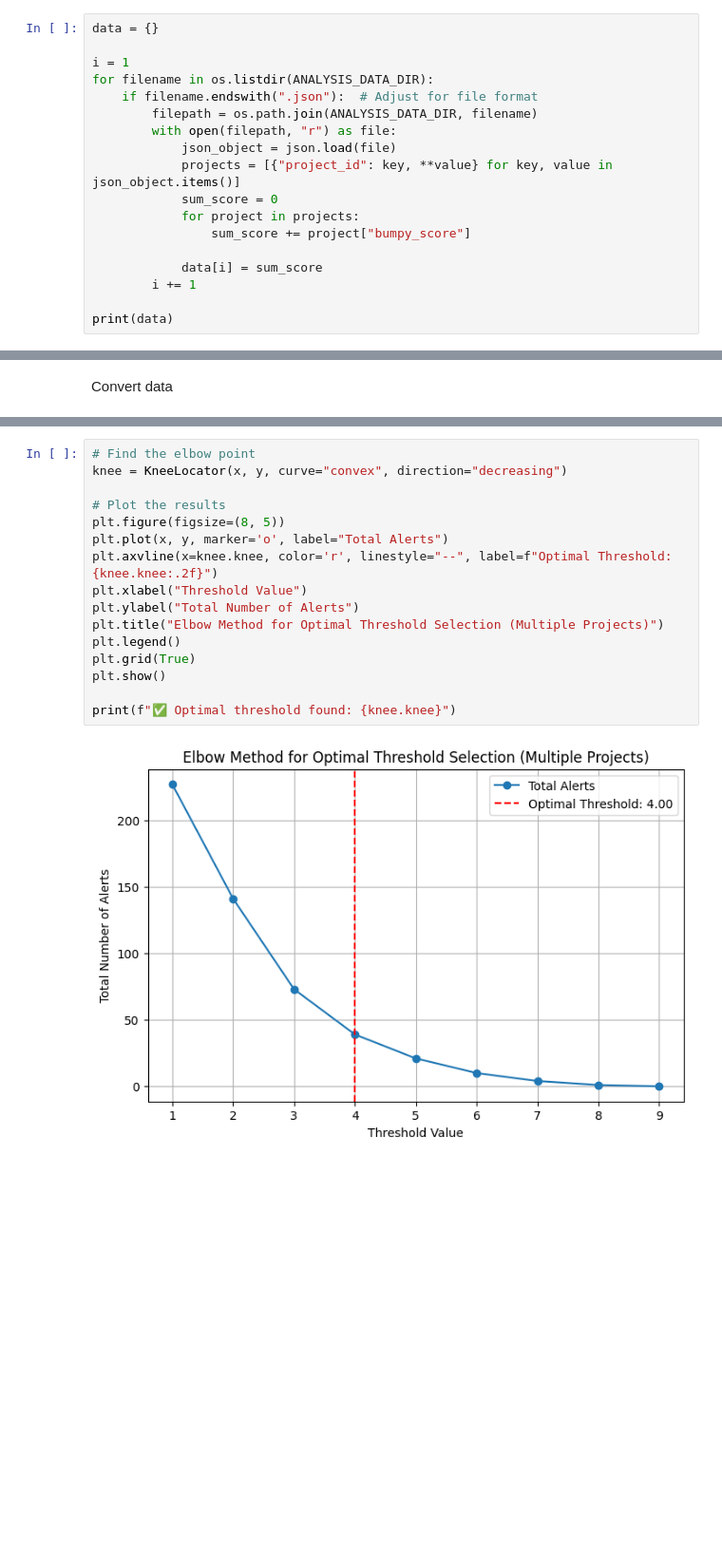
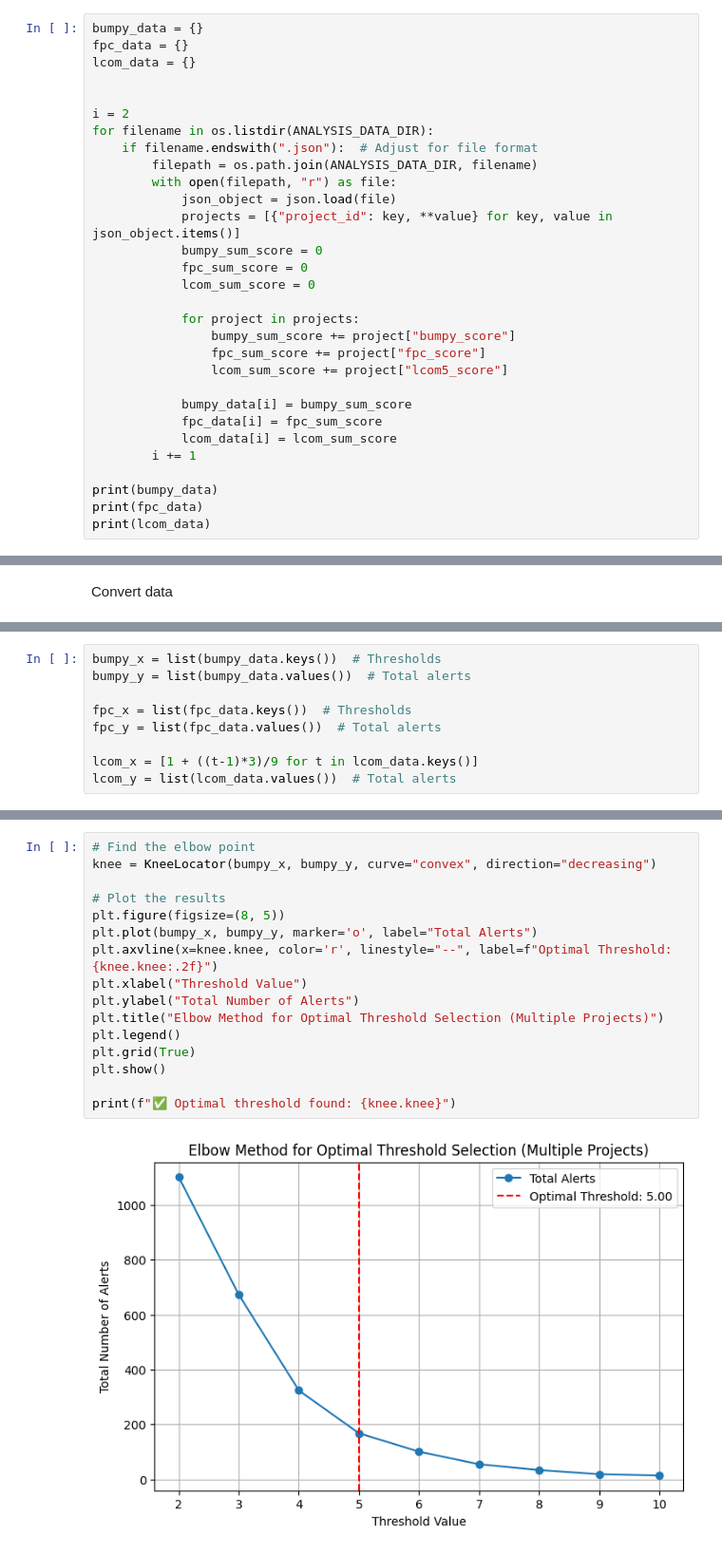
Before and after one commit to petercsaszar/code-metrics, a Jupyter notebook: gitlab_extractor/visualize_threshold.ipynb, the cells around one changed output, grey strips where cells are left out. Shown: that part at 95% size. Drawn from its saved outputs; the diff is of its cells as text; blank space fills up the shorter version.

Commit message:
feat: public project analyzer

```diff
--- a/gitlab_extractor/visualize_threshold.ipynb
+++ b/gitlab_extractor/visualize_threshold.ipynb
@@ -12,21 +12,33 @@ ANALYSIS_DATA_DIR = "threshold_analysis_data"
 # %% [markdown]
 Extract values from file
 # %%
-data = {}
+bumpy_data = {}
+fpc_data = {}
+lcom_data = {}
 
-i = 1
+
+i = 2
 for filename in os.listdir(ANALYSIS_DATA_DIR):
     if filename.endswith(".json"):  # Adjust for file format
         filepath = os.path.join(ANALYSIS_DATA_DIR, filename)
         with open(filepath, "r") as file:
             json_object = json.load(file)
             projects = [{"project_id": key, **value} for key, value in json_object.items()]
-            sum_score = 0
+            bumpy_sum_score = 0
+            fpc_sum_score = 0
+            lcom_sum_score = 0
+
             for project in projects:
-                sum_score += project["bumpy_score"]
+                bumpy_sum_score += project["bumpy_score"]
+                fpc_sum_score += project["fpc_score"]
+                lcom_sum_score += project["lcom5_score"]
 
-            data[i] = sum_score
+            bumpy_data[i] = bumpy_sum_score
+            fpc_data[i] = fpc_sum_score
+            lcom_data[i] = lcom_sum_score
         i += 1
 
-print(data)
+print(bumpy_data)
+print(fpc_data)
+print(lcom_data)
 # %% [output]
@@ -39 +50,10 @@ y = list(data.values())  # Total alerts
+# %%
+bumpy_x = list(bumpy_data.keys())  # Thresholds
+bumpy_y = list(bumpy_data.values())  # Total alerts
+
+fpc_x = list(fpc_data.keys())  # Thresholds
+fpc_y = list(fpc_data.values())  # Total alerts
+
+lcom_x = [1 + ((t-1)*3)/9 for t in lcom_data.keys()]
+lcom_y = list(lcom_data.values())  # Total alerts
 # %% [markdown]
@@ -41,18 +63,18 @@ y = list(data.values())  # Total alerts
 # %%
 # Find the elbow point
-knee = KneeLocator(x, y, curve="convex", direction="decreasing")
+knee = KneeLocator(bumpy_x, bumpy_y, curve="convex", direction="decreasing")
 
 # Plot the results
 plt.figure(figsize=(8, 5))
-plt.plot(x, y, marker='o', label="Total Alerts")
+plt.plot(bumpy_x, bumpy_y, marker='o', label="Total Alerts")
 plt.axvline(x=knee.knee, color='r', linestyle="--", label=f"Optimal Threshold: {knee.knee:.2f}")
 plt.xlabel("Threshold Value")
 plt.ylabel("Total Number of Alerts")
 plt.title("Elbow Method for Optimal Threshold Selection (Multiple Projects)")
 plt.legend()
 plt.grid(True)
 plt.show()
 
 print(f"✅ Optimal threshold found: {knee.knee}")
 # %% [output]
-[figure, old version]
+[figure, new version]
```
Also changed, not shown: parts of 9 cells of this notebook, 12 other files.
